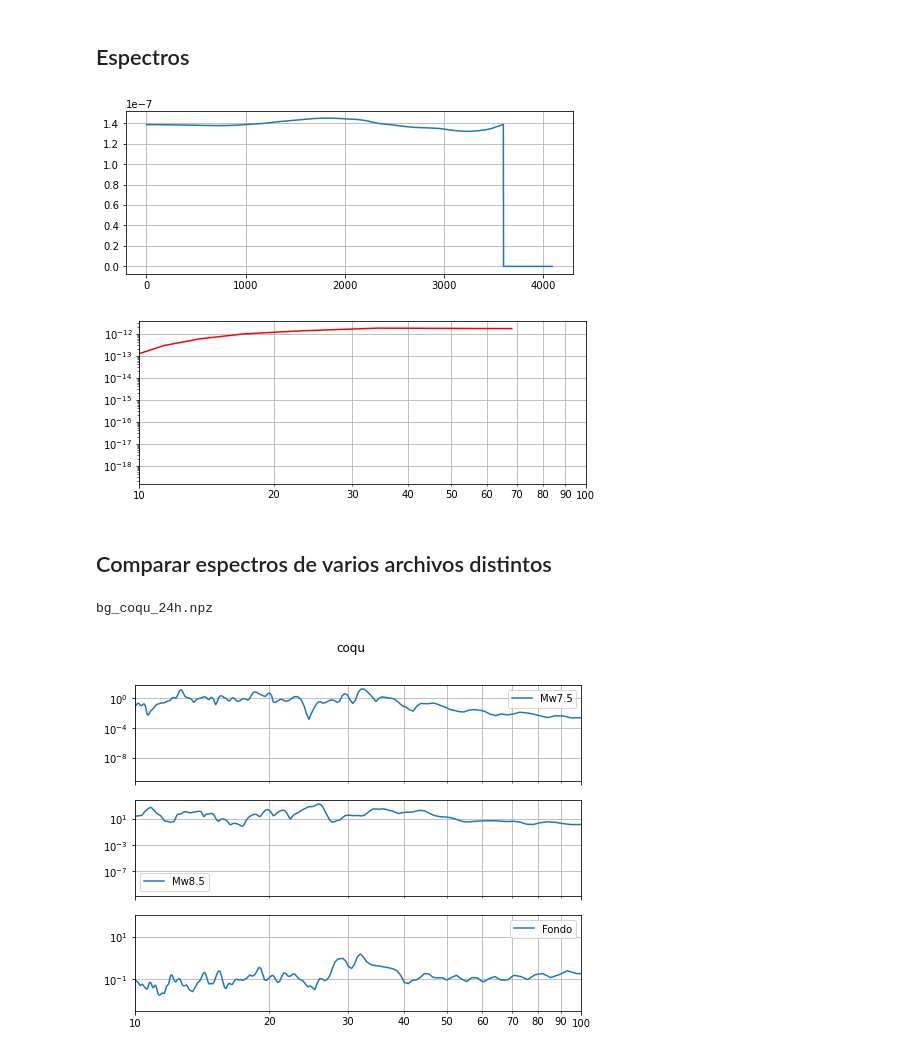
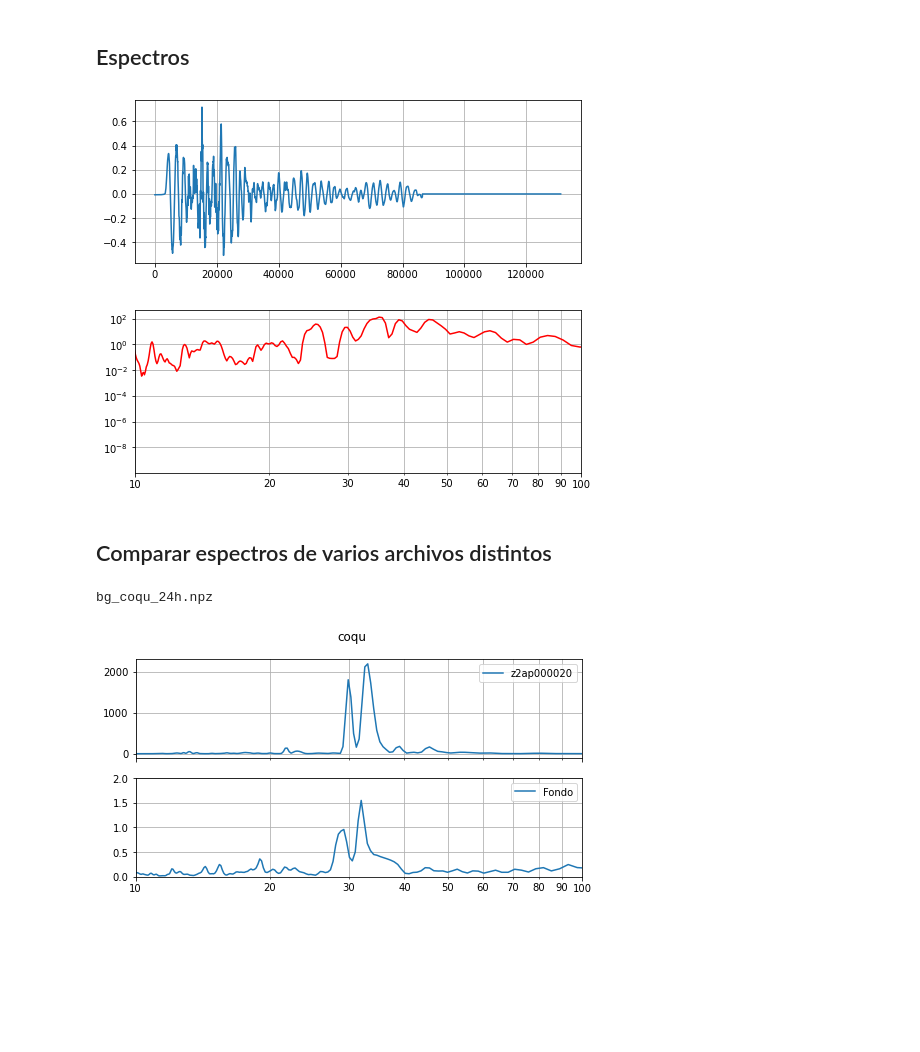
Before and after one commit to Maurici0-Diaz/Resonancia, a Jupyter notebook: Analisis_ts.ipynb, the cells around one changed output. Saved outputs shown, nothing was run; the diff lists cells and outputs as text; code cells hidden in the pictures; blank space fills up the shorter version.

```diff
--- a/Analisis_ts.ipynb
+++ b/Analisis_ts.ipynb
@@ -11,6 +20,6 @@ from relleno_zeros import relleno_zeros
 # %%
 #direccion completa del archivo a cargar
-nc_file=r"G:\My Drive\UTFSM\memoria\tareas\tarea03\tst\out_03\layer01_ts.nc"
+nc_file=r"G:\My Drive\UTFSM\memoria\tareas\tarea03\tst\out_04\layer01_ts.nc"
 
 nc_data=xr.open_dataset(nc_file)
 # ver contenidos archivo nc (grd)
@@ -36,15 +45,3 @@ Data variables:
     stability_coefficient_level_2:  0.19999999999999996)
 # %% [markdown]
 ## plotear boyas
-# %%
-boyas_sel=[0,1] #seleccionar boyas a plotear
-
-time_min=(nc_data.time-nc_data.time[0])/ pd.Timedelta("1m")
-nc_data = nc_data.assign_coords(time_min=("time", time_min))
-
-#ployea series seleccionadas
-nc_data.eta.isel(grid_npoints=boyas_sel).plot.line(x="time_min",aspect=3.5,size=3)
-plt.legend(boyas_sel)
-plt.tight_layout()
-plt.grid()
-xlabel=plt.xlabel('Time [min]')
@@ -54,33 +83,33 @@ xlabel=plt.xlabel('Time [min]')
 ## Espectros
 # %%
 #Espectros
-boya_1=0
-boya_2=0
+boya_1=1
+boya_2=boya_1
 
 y1=nc_data.eta.isel(grid_npoints=boya_1)
 y2=nc_data.eta.isel(grid_npoints=boya_2)
 
 y1=relleno_zeros(y1) #rellena con ceros hasta la siguiente potencia de dos
 y2=relleno_zeros(y2)
 
 fig1,ax1=plt.subplots(figsize=(8,3))
 ax1.plot(y1)
 ax1.grid()
 
 f,S1,S2,coh2,phase,bw=FunXSpectra(y1,y2,1,4,0)
 
 fig2,ax2=plt.subplots(figsize=(8,3))
 plt.xlim(10,100)
 ax2.yaxis.grid(which="major")
 ax2.xaxis.grid(which="both")
 
 ax2.loglog(1/f/60,S1,color='r')
 
 ax2.xaxis.set_major_formatter(mtick.ScalarFormatter())
 ax2.xaxis.set_minor_formatter(mtick.ScalarFormatter())
 # %% [output]
-[figure, old version]
+[figure, new version]
-[figure, old version]
+[figure, new version]
 # %% [markdown]
 ## Comparar espectros de varios archivos distintos
 # %%
@@ -125,7 +159,7 @@ fig, axes = plt.subplots(nrows=nplots, figsize=(8,2*nplots), sharex=True) # nplo
 fig.suptitle(localidades[boya_sel]) # titulo
 
 for i, ax in enumerate(axes.flatten()): # para cada ploteo (esta forma de iterar la encontre en internet, no se muy bien como funciona, pero funciona)
-    ax.loglog(1/f_list[i]/60,S_list[i]) # loglog, de la sublista i de la lista f_list
+    ax.semilogx(1/f_list[i]/60,S_list[i]) # loglog, de la sublista i de la lista f_list
 
     # de aqui para abajo es configuracion de los ploteos
     ax.yaxis.grid(which="major") # grilla mayor en y
@@ -134,8 +168,9 @@ for i, ax in enumerate(axes.flatten()): # para cada ploteo (esta forma de iterar
     ax.xaxis.set_major_formatter(mtick.ScalarFormatter()) #deja valores de grilla mayor en formato decimal
     ax.xaxis.set_minor_formatter(mtick.ScalarFormatter()) #deja valores de grilla menor en formato decimal
 
+plt.ylim(0,2)
 plt.xlim(10,100) # interesan solo los periodos entre 10 y 100 min (tsunamis)
 plt.show() # mostrar grafico xd
 # %% [output]
 bg_coqu_24h.npz
-[figure, old version]
+[figure, new version]
```
Also changed, not shown: parts of 5 cells of this notebook.
